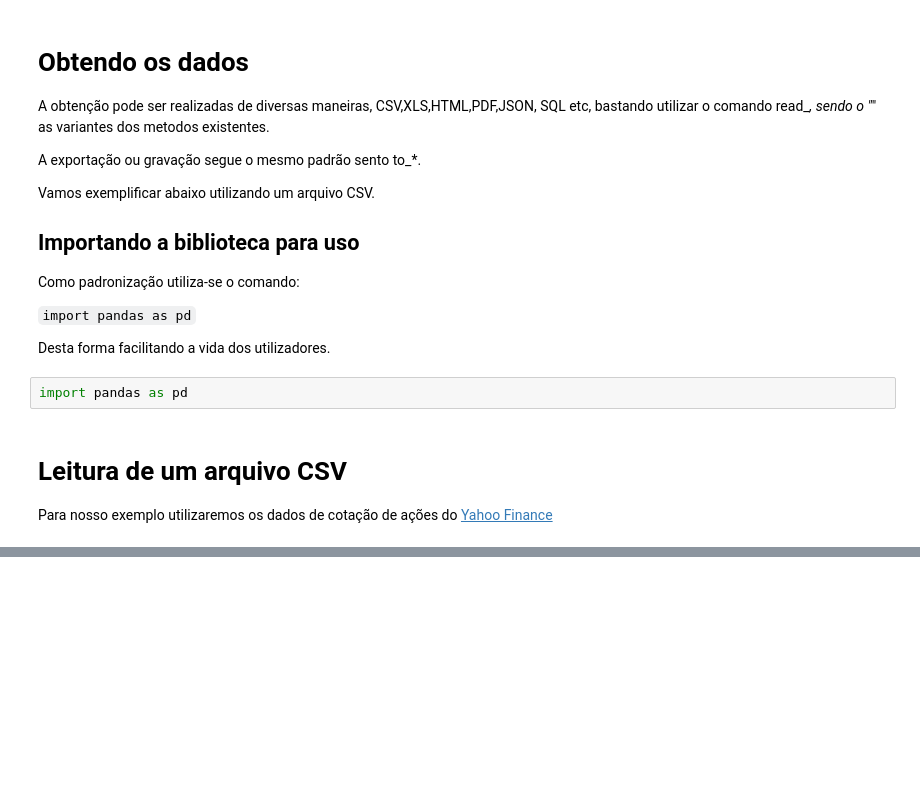
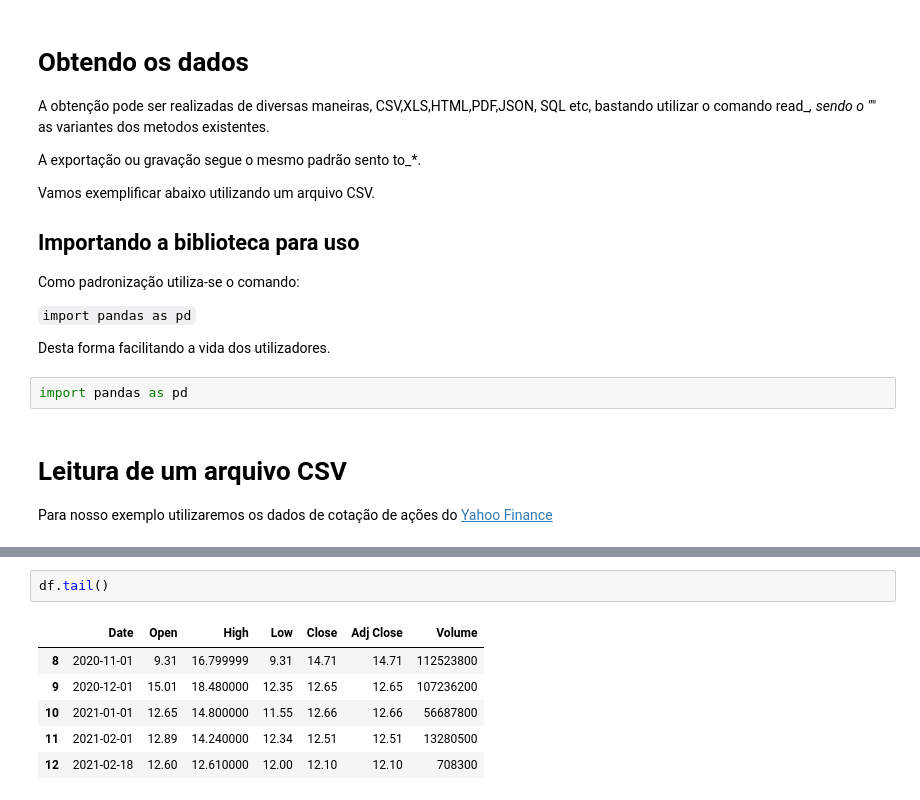
Before and after one commit to israelruiz2005/projetos-pandas, a Jupyter notebook: O_que_é_o_pandas.ipynb, the cells around one changed output, grey strips where cells are left out. Saved outputs shown, nothing was run; the diff lists cells and outputs as text; blank space fills up the shorter version.

```diff
--- a/O_que_é_o_pandas.ipynb
+++ b/O_que_é_o_pandas.ipynb
@@ -58,0 +102,9 @@ Para nosso exemplo utilizaremos os dados de cotação de ações do [Yahoo Finan
+# %%
+df.tail()
+# %% [output]
+|  | Date | Open | High | Low | Close | Adj Close | Volume |
+| 8 | 2020-11-01 | 9.31 | 16.799999 | 9.31 | 14.71 | 14.71 | 112523800 |
+| 9 | 2020-12-01 | 15.01 | 18.480000 | 12.35 | 12.65 | 12.65 | 107236200 |
+| 10 | 2021-01-01 | 12.65 | 14.800000 | 11.55 | 12.66 | 12.66 | 56687800 |
+| 11 | 2021-02-01 | 12.89 | 14.240000 | 12.34 | 12.51 | 12.51 | 13280500 |
+| 12 | 2021-02-18 | 12.60 | 12.610000 | 12.00 | 12.10 | 12.10 | 708300 |
```
Also changed, not shown: parts of 29 cells of this notebook.
